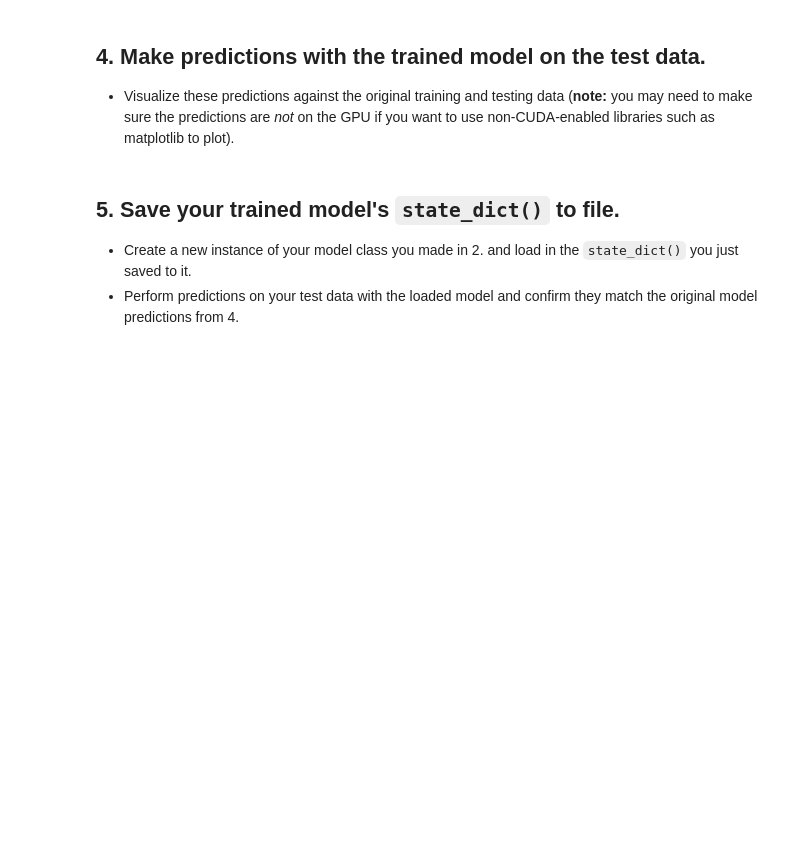
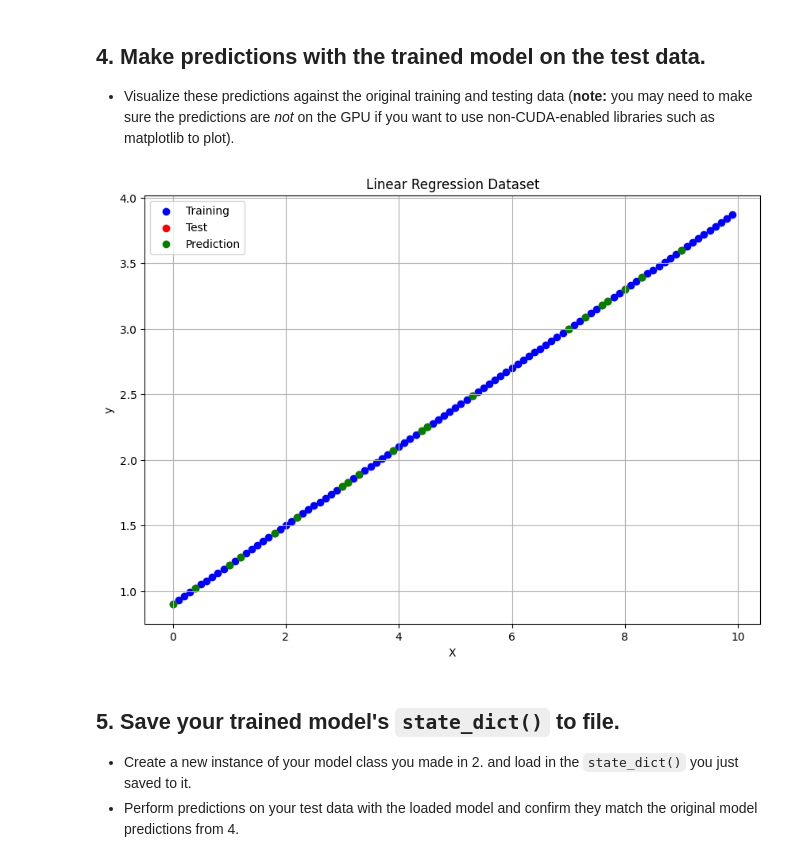
Before and after one commit to Undertaker-86/deep_learning, a Jupyter notebook: 01_pytorch_workflow_exercises.ipynb, the cells around one changed output. Drawn from its saved outputs; the diff is of its cells as text; code cells hidden in the pictures; blank space fills up the shorter version.

```diff
--- a/01_pytorch_workflow_exercises.ipynb
+++ b/01_pytorch_workflow_exercises.ipynb
@@ -59,2 +105,4 @@ print(f"First 10 X & y samples:\nX: {X[:10]}\ny: {y[:10]}")
 # %%
 # Instantiate the model and put it to the target device
+lin_model = LinearRegressionModel()
+lin_model
@@ -65,3 +115,6 @@ print(f"First 10 X & y samples:\nX: {X[:10]}\ny: {y[:10]}")
   * The training loop should test the model on the test dataset every 20 epochs.
 # %%
 # Create the loss function and optimizer
+loss_fn = nn.MSELoss()
+optim = torch.optim.SGD(params=lin_model.parameters(),
+                        lr = 0.01)
@@ -109,0 +121,26 @@ for epoch in range(epochs):
+# %%
+# Training loop
+epochs = 1200
+epoch_count = []
+train_loss = []
+test_loss = []
+for epoch in range(epochs):
+    lin_model.train()
+    y_pred = lin_model(x_train)
+    loss = loss_fn(y_pred, y_train)
+    optim.zero_grad()
+    loss.backward()
+    optim.step()
+    lin_model.eval()
+
+    with torch.inference_mode():
+        test_pred = lin_model(x_test)
+        loss_test = loss_fn(test_pred, y_test)
+
+        if epoch % 10 == 0:
+            epoch_count.append(epoch)
+            train_loss.append(loss)
+            test_loss.append(loss_test)
+            print(f"Epoch: {epoch} | MAE Train Loss: {loss} | MAE Test Loss: {loss_test}")
+
+lin_model.state_dict()
@@ -115,3 +169,19 @@ for epoch in range(epochs):
+# %%
+# Make predictions with the model
+with torch.inference_mode():
+    test_pred = lin_model(x_test)
+plt.figure(figsize=(10, 7))
+plt.scatter(x_train, y_train, label="Training", c='b')
+plt.scatter(x_test, y_test, label="Test", c='r')
+plt.scatter(x_test, test_pred, label="Prediction", c='g')
+plt.legend()
+plt.xlabel("X")
+plt.ylabel("y")
+plt.title("Linear Regression Dataset")
+plt.grid()
+plt.show()
+# %% [output]
+[figure, added]
 # %%
 # Plot the predictions (these may need to be on a specific device)
 # %% [markdown]
```
Also changed, not shown: parts of 17 cells of this notebook.
